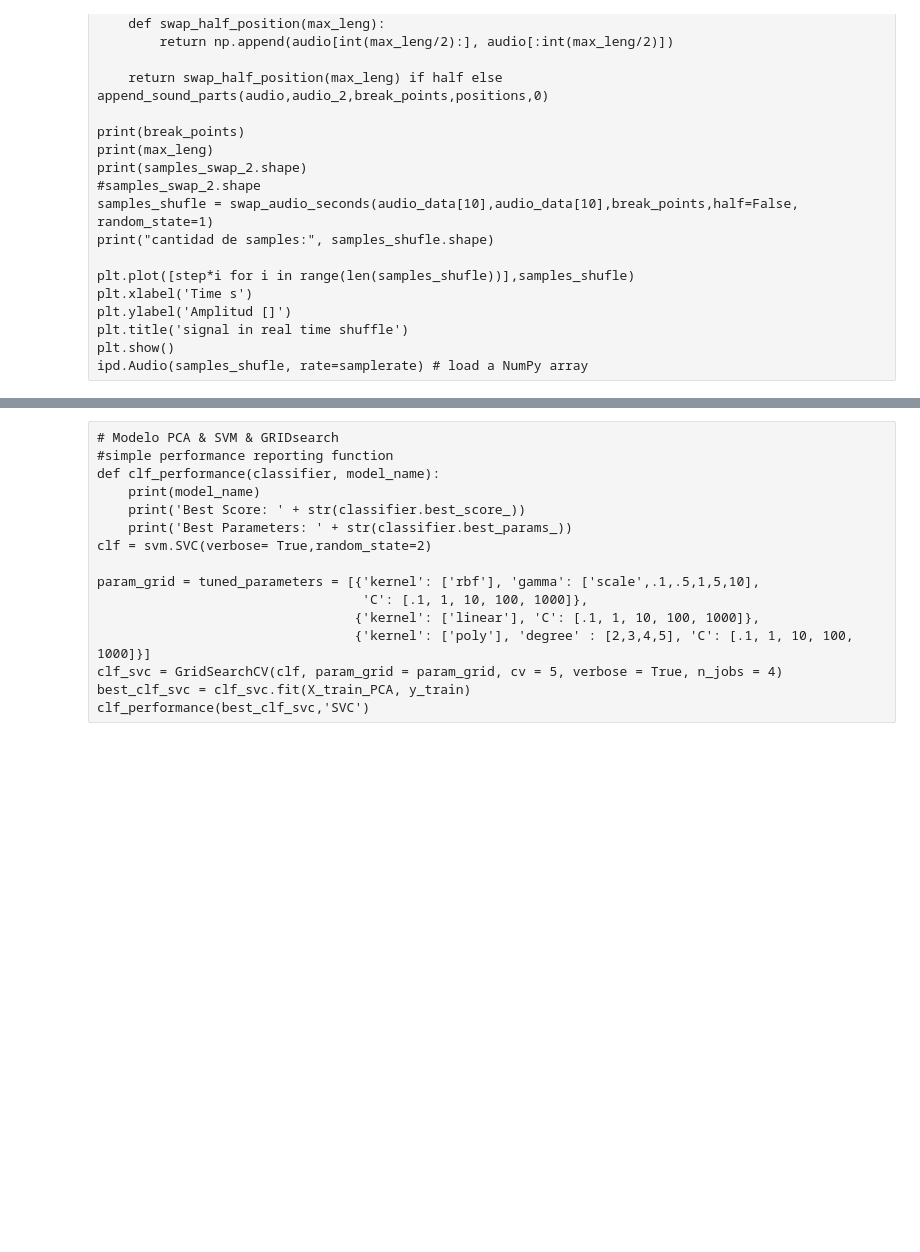
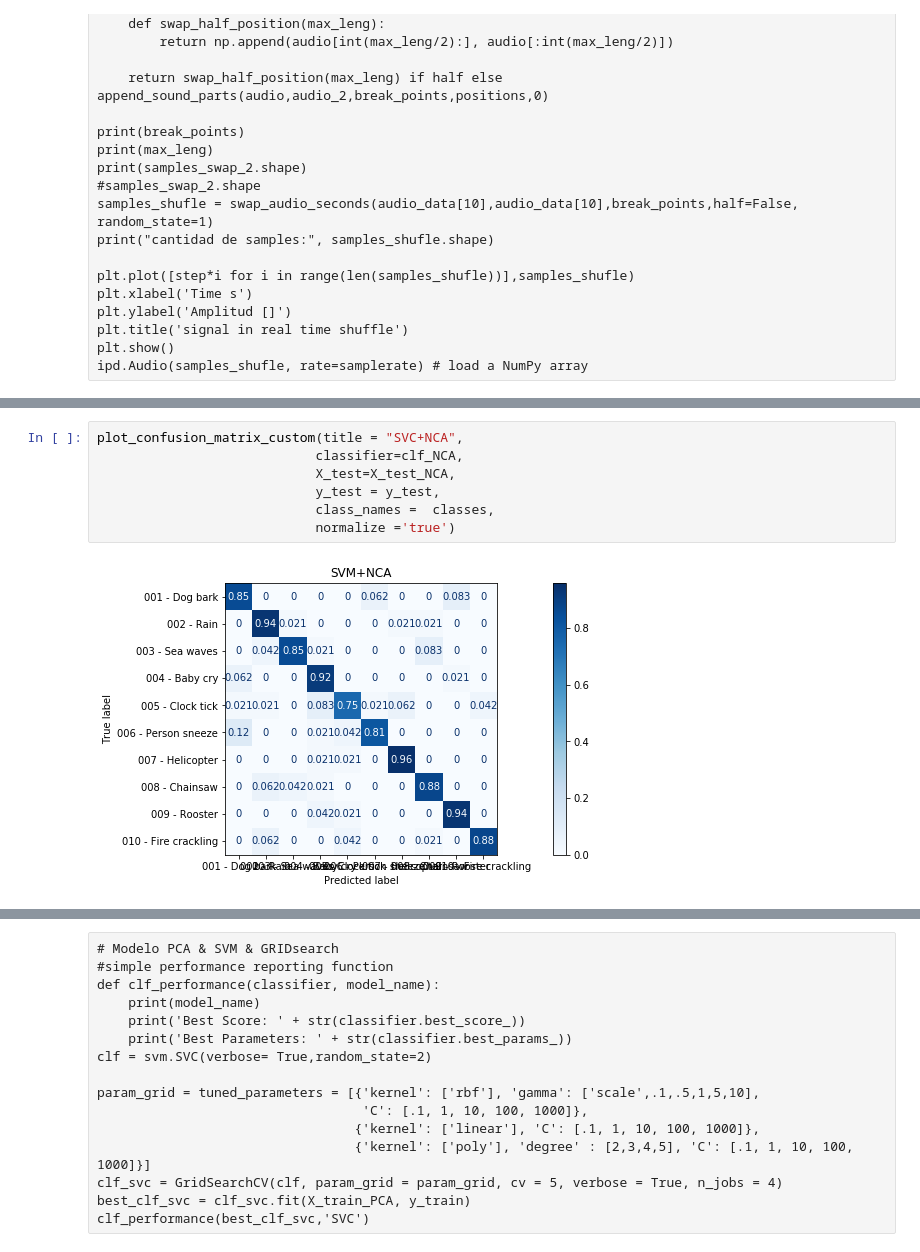
Before and after one commit to DavidCastilloAlvarado/STFT_ESC10, a Jupyter notebook: STFTstudy.ipynb, the cells around one changed output, grey strips where cells are left out. Saved outputs shown, nothing was run; the diff lists cells and outputs as text; blank space fills up the shorter version.

```diff
--- a/STFTstudy.ipynb
+++ b/STFTstudy.ipynb
@@ -345,0 +374,9 @@ Cantidad de caracteristicas 176472
+# %%
+plot_confusion_matrix_custom(title = "SVC+NCA",
+                            classifier=clf_NCA,
+                            X_test=X_test_NCA,
+                            y_test = y_test,
+                            class_names =  classes,
+                            normalize ='true')
+# %% [output]
+[figure, added]
```
Also changed, not shown: parts of 17 cells of this notebook.
